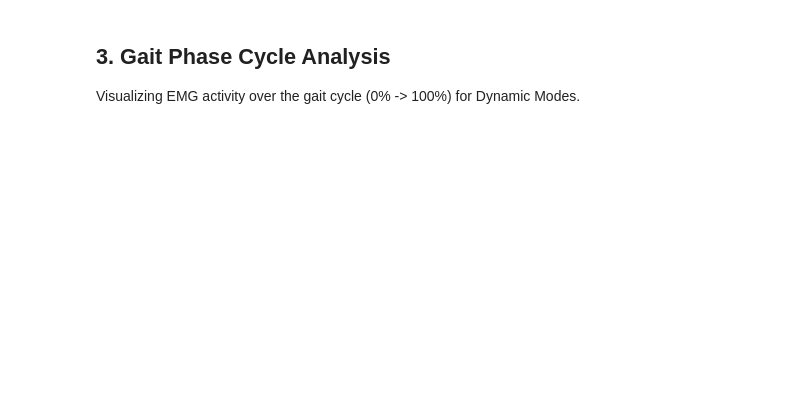
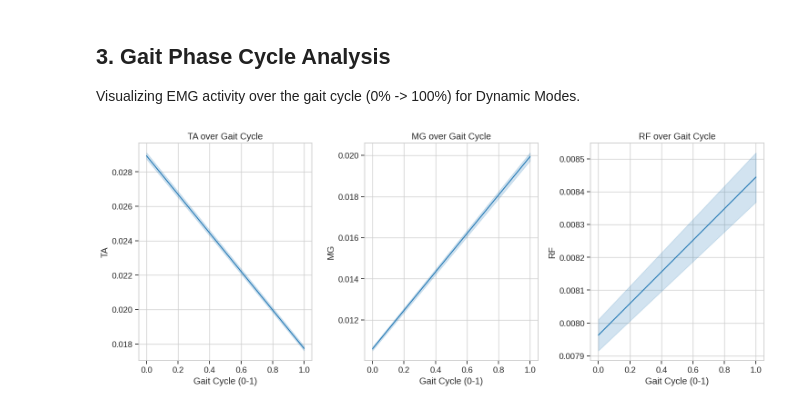
Before and after one commit to MNR-MarcosOriolPagonabarraga-projects/NeuroGait, a Jupyter notebook: src/notebooks/gait_phase_features_analysis.ipynb, the cells around one changed output. Drawn from its saved outputs; the diff is of its cells as text; code cells hidden in the pictures; blank space fills up the shorter version.

```diff
--- a/src/notebooks/gait_phase_features_analysis.ipynb
+++ b/src/notebooks/gait_phase_features_analysis.ipynb
@@ -37,36 +37,6 @@ STATIC_MODES = [0, 6]
 EMG_CHANNELS = ['TA', 'MG', 'RF']
 TARGET_FS = 250
 # %%
-def calculate_gait_phase_cycle(df):
-    """Calculates a continuous gait phase (0.0 to 1.0)."""
-    if 'Heel_Strike' not in df.columns or 'Toe_Off' not in df.columns:
-        return np.zeros(len(df))
-
-    phase_cycle = np.full(len(df), np.nan)
-    valid_hs = np.where(df['Heel_Strike'].notna())[0]
-
-    if len(valid_hs) < 2:
-        return np.zeros(len(df))
-
-    n_samples = len(df)
-    sample_indices = np.arange(n_samples)
-    next_hs_idx_positions = np.searchsorted(valid_hs, sample_indices, side='right')
-    valid_mask = (next_hs_idx_positions > 0) & (next_hs_idx_positions < len(valid_hs))
-
-    indices_to_calc = sample_indices[valid_mask]
-    pos = next_hs_idx_positions[valid_mask]
-
-    prev_hs = valid_hs[pos - 1]
-    next_hs = valid_hs[pos]
-
-    duration = next_hs - prev_hs
-    duration[duration == 0] = 1
-
-    progress = (indices_to_calc - prev_hs) / duration
-    phase_cycle[indices_to_calc] = progress
-
-    return np.nan_to_num(phase_cycle)
-
 def load_data(subject, data_root="../../data"):
     print(f"Loading {subject}...")
     loader = Enabl3sDataLoader(data_root, subject, target_fs=TARGET_FS)
@@ -75,7 +45,7 @@ def load_data(subject, data_root="../../data"):
     circuit_files = [f for f in os.listdir(raw_dir) if f.endswith('_raw.csv')]
     circuits_to_load = range(1, len(circuit_files) + 1)
 
-    load_cols = EMG_CHANNELS + ['Mode', 'Heel_Strike', 'Toe_Off']
+    load_cols = EMG_CHANNELS + ['Mode']
     df = loader.load_dataset_batch(circuits_to_load, load_cols)
 
     if df.empty:
@@ -89,11 +59,6 @@ def load_data(subject, data_root="../../data"):
     df[EMG_CHANNELS] = preprocessor.apply_filter(df[EMG_CHANNELS].values)
     df[EMG_CHANNELS] = preprocessor.rectify(df[EMG_CHANNELS].values)
 
-    # Add Gait Phase Cycle
-    df['Gait_Phase_Cycle'] = df.groupby('Circuit_ID', group_keys=False).apply(
-        lambda x: pd.Series(calculate_gait_phase_cycle(x), index=x.index)
-    )
-
     # Add Class
     df['Phase_Class'] = 2
     is_dynamic = df['Mode'].isin(DYNAMIC_MODES)
@@ -134,13 +130,15 @@ Visualizing EMG activity over the gait cycle (0% -> 100%) for Dynamic Modes.
 # %%
 dynamic_df = df[df['Phase_Class'].isin([0, 1])].copy()
 # Bin the cycle for smoother plots
-dynamic_df['Cycle_Bin'] = pd.cut(dynamic_df['Gait_Phase_Cycle'], bins=50, labels=False)
+dynamic_df['Cycle_Bin'] = pd.cut(dynamic_df['Label_Phase'], bins=50, labels=False)
 
 plt.figure(figsize=(15, 6))
 for i, ch in enumerate(EMG_CHANNELS):
     plt.subplot(1, 3, i+1)
-    sns.lineplot(data=dynamic_df, x='Gait_Phase_Cycle', y=ch)
+    sns.lineplot(data=dynamic_df, x='Label_Phase', y=ch)
     plt.title(f"{ch} over Gait Cycle")
     plt.xlabel("Gait Cycle (0-1)")
 plt.tight_layout()
 plt.show()
+# %% [output]
+[figure, added]
```
Also changed, not shown: parts of 3 cells of this notebook, 7 other files.
